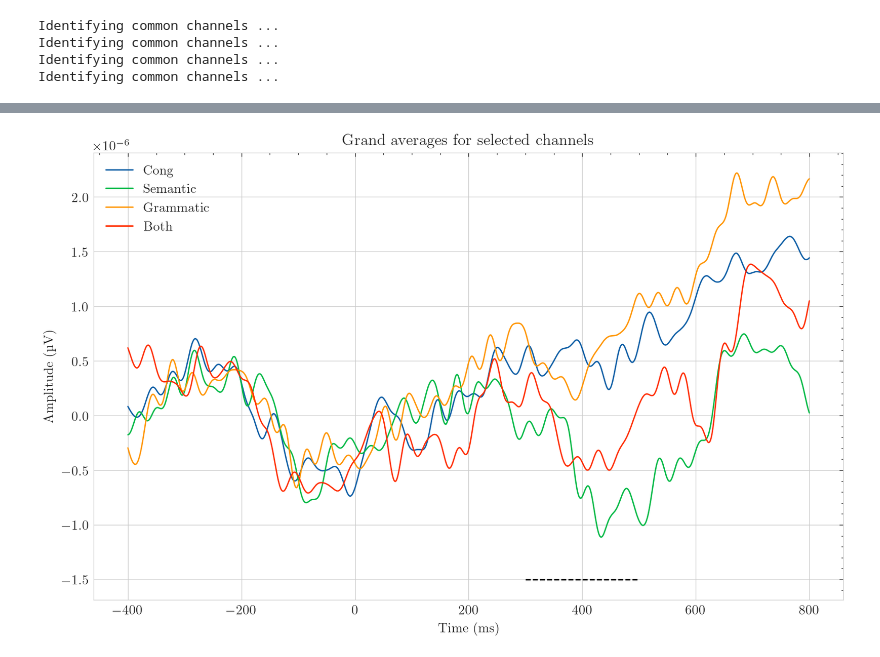
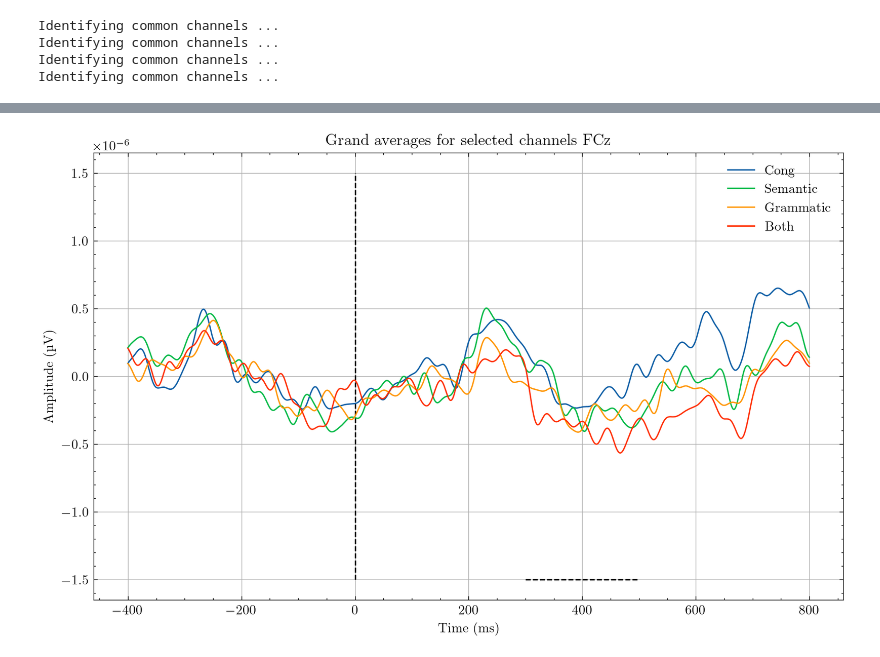
Before and after one commit to mikheevshow/SIGNAL-analysis, a Jupyter notebook: notebooks/dataset_voltage_inverse.ipynb, the cells around one changed output, grey strips where cells are left out. Saved outputs shown, nothing was run; the diff lists cells and outputs as text; code cells hidden in the pictures.

```diff
--- a/notebooks/dataset_voltage_inverse.ipynb
+++ b/notebooks/dataset_voltage_inverse.ipynb
@@ -205,27 +246,27 @@ for epochs in epochs_list:
     epochs._data *= -1
 # %%
 s_1_x_stimuli = [
-    # "Stimulus/S  1_1",
-    "Stimulus/S  1_2",
-    # "Stimulus/S  1_3",
+   "Stimulus/S  1_1",
+    #"Stimulus/S  1_2",
+    #"Stimulus/S  1_3",
 ]
 
 s_2_x_stimuli = [
-    # "Stimulus/S  2_1",
-    "Stimulus/S  2_2",
-    # "Stimulus/S  2_3",
+   "Stimulus/S  2_1",
+    #"Stimulus/S  2_2",
+    #"Stimulus/S  2_3",
 ]
 
 s_3_x_stimuli = [
-    # "Stimulus/S  3_1",
-    "Stimulus/S  3_2",
-    # "Stimulus/S  3_3",
+    "Stimulus/S  3_1",
+    #"Stimulus/S  3_2",
+    #"Stimulus/S  3_3",
 ]
 
 s_4_x_stimuli = [
-    # "Stimulus/S  4_1",
-    "Stimulus/S  4_2",
-    # "Stimulus/S  4_3",
+    "Stimulus/S  4_1",
+    #"Stimulus/S  4_2",
+    #"Stimulus/S  4_3",
 ]
 
 s_1_x_erps = [s[s_1_x_stimuli].average() for s in epochs_list]
@@ -245,23 +306,35 @@ Identifying common channels ...
 # %%
-evokeds = [s_1_x_erps_ga, s_2_x_erps_ga, s_3_x_erps_ga, s_4_x_erps_ga]
-labels  = ["Cong", "Semantic", "Grammatic", "Both"]
+evokeds = [
+    s_1_x_erps_ga,
+    s_2_x_erps_ga,
+    s_3_x_erps_ga,
+    s_4_x_erps_ga
+]
 
-channels = ['Fz']
+labels  = [
+    "Cong",
+    "Semantic",
+    "Grammatic",
+    "Both"
+]
+
+channels = ['FCz']
 
 fig, ax = plt.subplots(figsize=(10, 6))
 
 ax.hlines(xmin=300, xmax=500, y=-15e-7, color="k", linestyle="dashed")
+ax.vlines(ymin=-15e-7, ymax=15e-7, x=0, color="k", linestyle="dashed")
 
 for evk, label in zip(evokeds, labels):
     data = evk.copy().pick(channels).data.mean(axis=0)  # среднее по выбранным каналам
     ax.plot(evk.times * 1000, data, label=label)
 
 
-ax.set_title("Grand averages for selected channels")
+ax.set_title(f"Grand averages for selected channels {",".join(channels)}")
 ax.set_xlabel("Time (ms)")
 ax.set_ylabel("Amplitude (µV)")
 ax.legend()
 plt.grid(True)
 plt.show()
 # %% [output]
-[figure, old version]
+[figure, new version]
```
Also changed, not shown: parts of 3 cells of this notebook, 7 other files.
